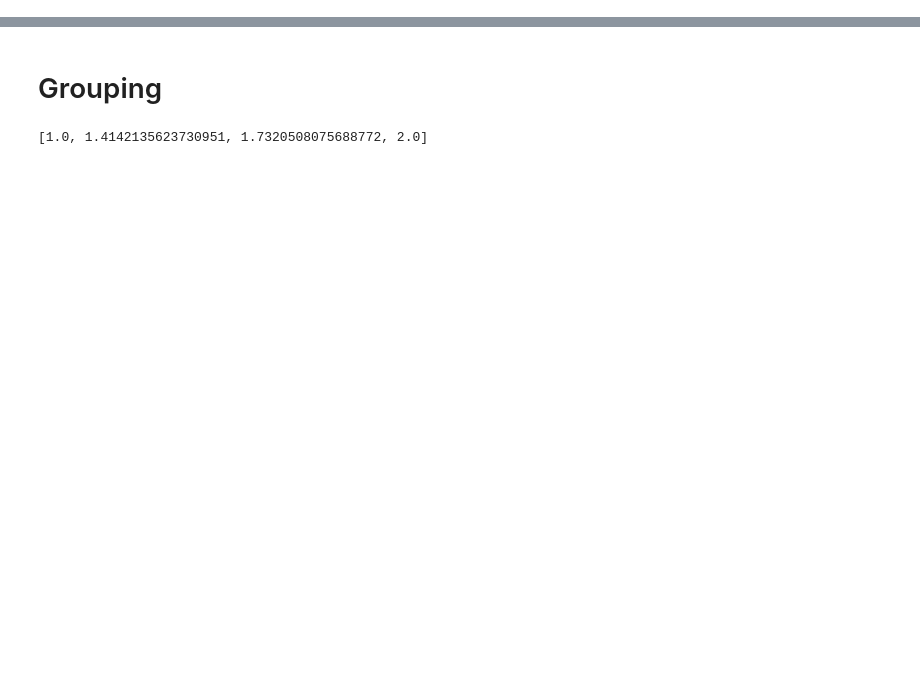
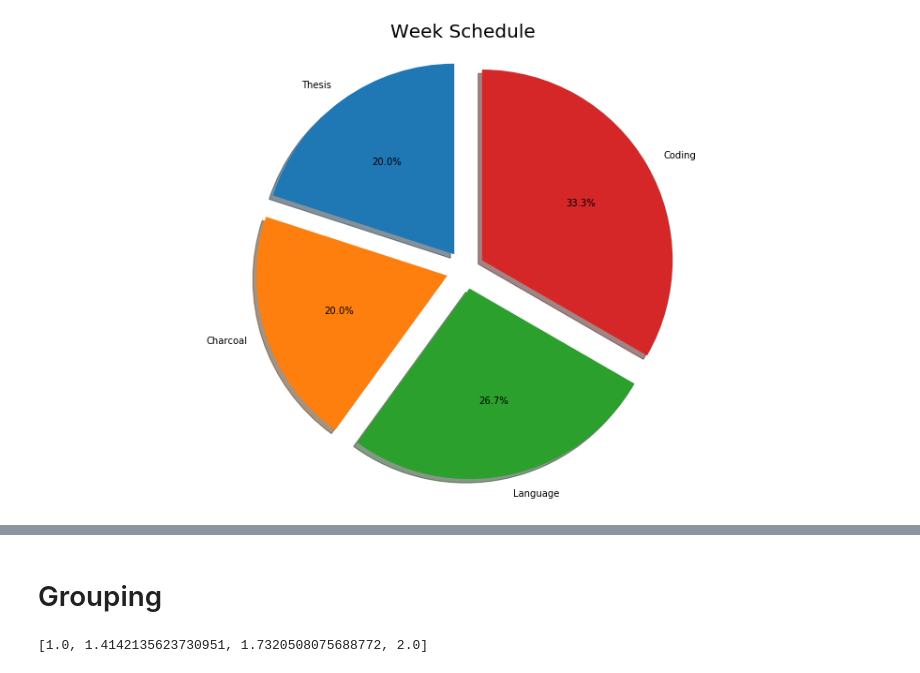
Before and after one commit to hossein4527/Organized_Hossein, a Jupyter notebook: Organized_init.ipynb, the cells around one changed output, grey strips where cells are left out. Saved outputs shown, nothing was run; the diff lists cells and outputs as text; code cells hidden in the pictures; blank space fills up the shorter version.

```diff
--- a/Organized_init.ipynb
+++ b/Organized_init.ipynb
@@ -15,6 +5,15 @@ dti_frame = pd.DataFrame(index=dti)
 # %%
+dti = pd.date_range('2020-06-01', periods=92*24, freq='H')
+df = pd.DataFrame(index=dti)
+
 def get_day_name(inp, fre='D'):
     return pd.Timestamp(inp, freq=fre).day_name()
-def get_day_nameH(inp, fre='H'):
+def get_day_nameHn(inp, fre='24H'):
+    return pd.Timestamp(inp, freq=fre).day_name()
+def get_day_nameH(inp, fre='24H'):
     return pd.Timestamp(inp, freq=fre)
-day_names = list(map(get_day_name , dti))
+# day_names = list(map(get_day_name , dti))
+
+# hier_index = list(zip(dti,day_names))
+# hier_index = pd.MultiIndex.from_tuples(hier_index)
+# df.set_index(hier_index , inplace=True)
@@ -55,0 +54,17 @@ tt
+# %%
+vals = df.resample('24H').sum().iloc[20:30].sum().values
+this_week = [i/sum(vals) for i in vals]
+
+# Pie chart, where the slices will be ordered and plotted counter-clockwise:
+labels = df.columns
+sizes = this_week
+explode = (0.1, 0.1, 0.1, 0.1)  # only "explode" the 2nd slice (i.e. 'Hogs')
+
+fig1, ax1 = plt.subplots(figsize=(16,9))
+ax1.pie(sizes, explode=explode, labels=labels ,autopct='%1.1f%%',
+        shadow=True, startangle=90)
+ax1.axis('equal')  # Equal aspect ratio ensures that pie is drawn as a circle.
+plt.title('Week Schedule' , fontsize=20)
+plt.show()
+# %% [output]
+[figure, added]
```
Also changed, not shown: parts of 11 cells of this notebook, 4 other files.
